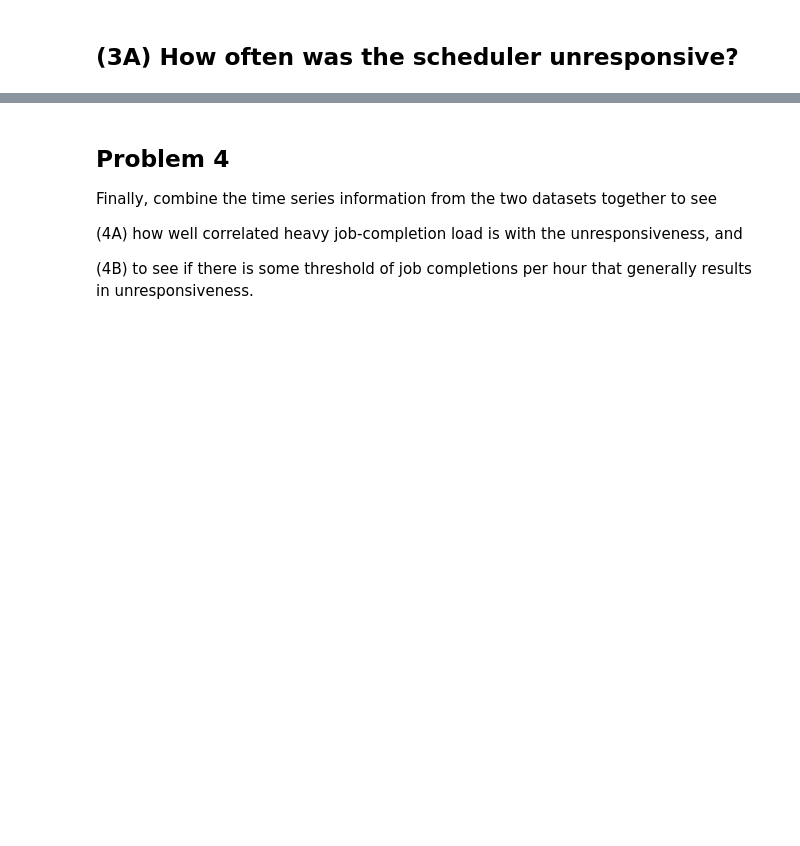
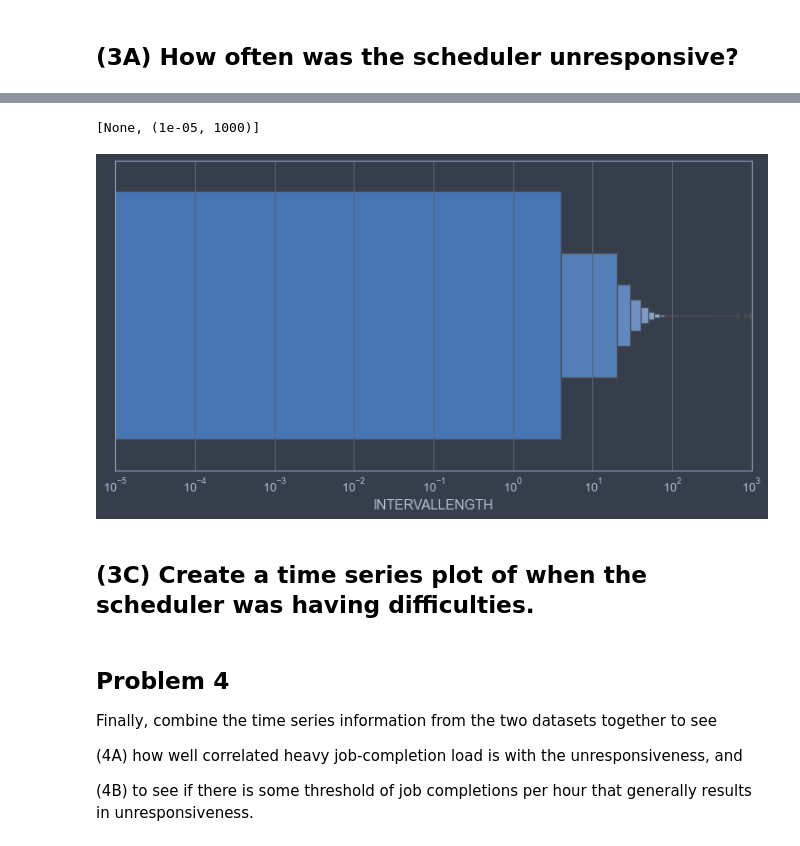
Before and after one commit to jrioross/accre-data-nerds, a Jupyter notebook: notebooks/jrr_02_logs_exploration.ipynb, the cells around one changed output, grey strips where cells are left out. Cells and saved outputs as stored; diff of their text form; code cells hidden in the pictures; blank space fills up the shorter version.

```diff
--- a/notebooks/jrr_02_logs_exploration.ipynb
+++ b/notebooks/jrr_02_logs_exploration.ipynb
@@ -91,3 +163,12 @@ Name: UNRESPONSIVE, dtype: float64
+# %%
+plt.subplots(figsize = (12, 6))
+ax2 = sns.boxenplot(x = unresponsive_intervals['INTERVALLENGTH'].astype('timedelta64[s]'))
+ax2.set(xscale = 'log', xlim = (0.00001, 1000))
+# %% [output]
+[None, (1e-05, 1000)]
+[figure, added]
+# %% [markdown]
+## (3C) Create a time series plot of when the scheduler was having difficulties.
 # %% [markdown]
 ## Problem 4
 
```
Also changed, not shown: parts of 29 cells of this notebook, 1 other file.
